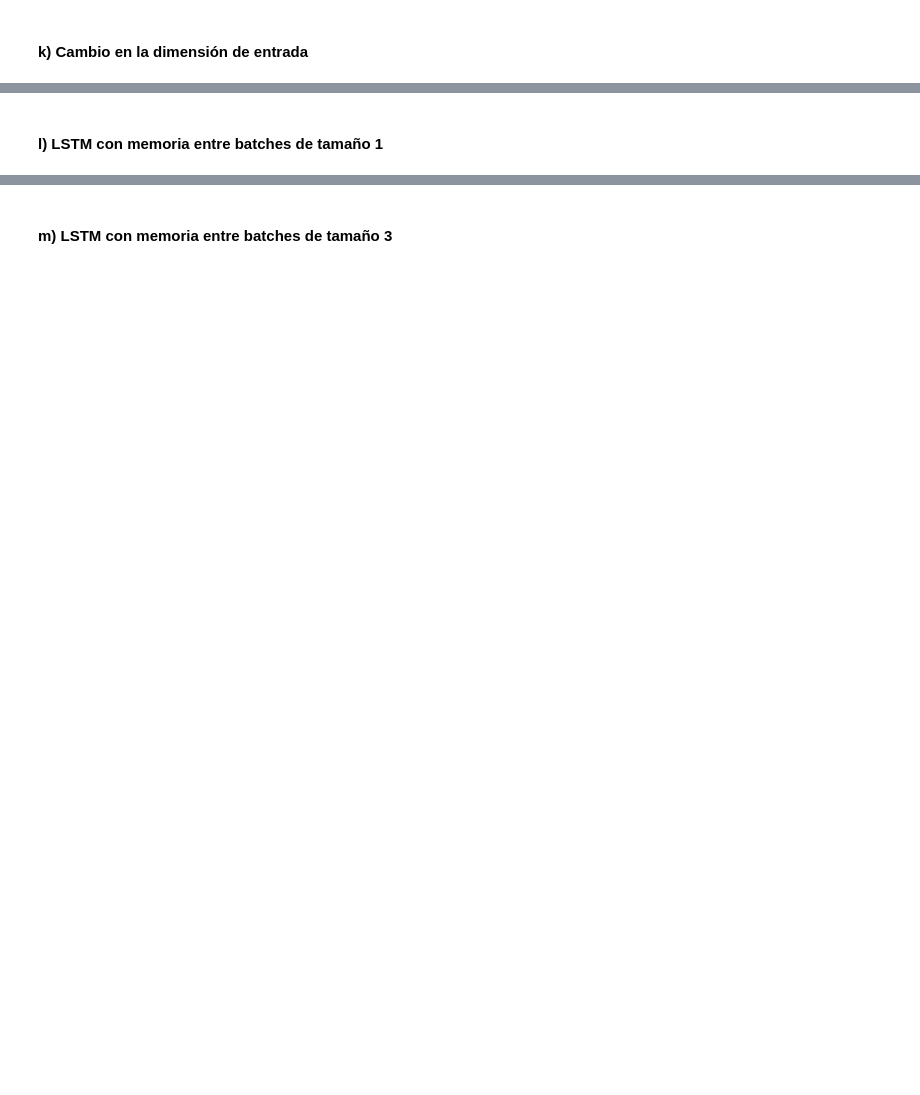
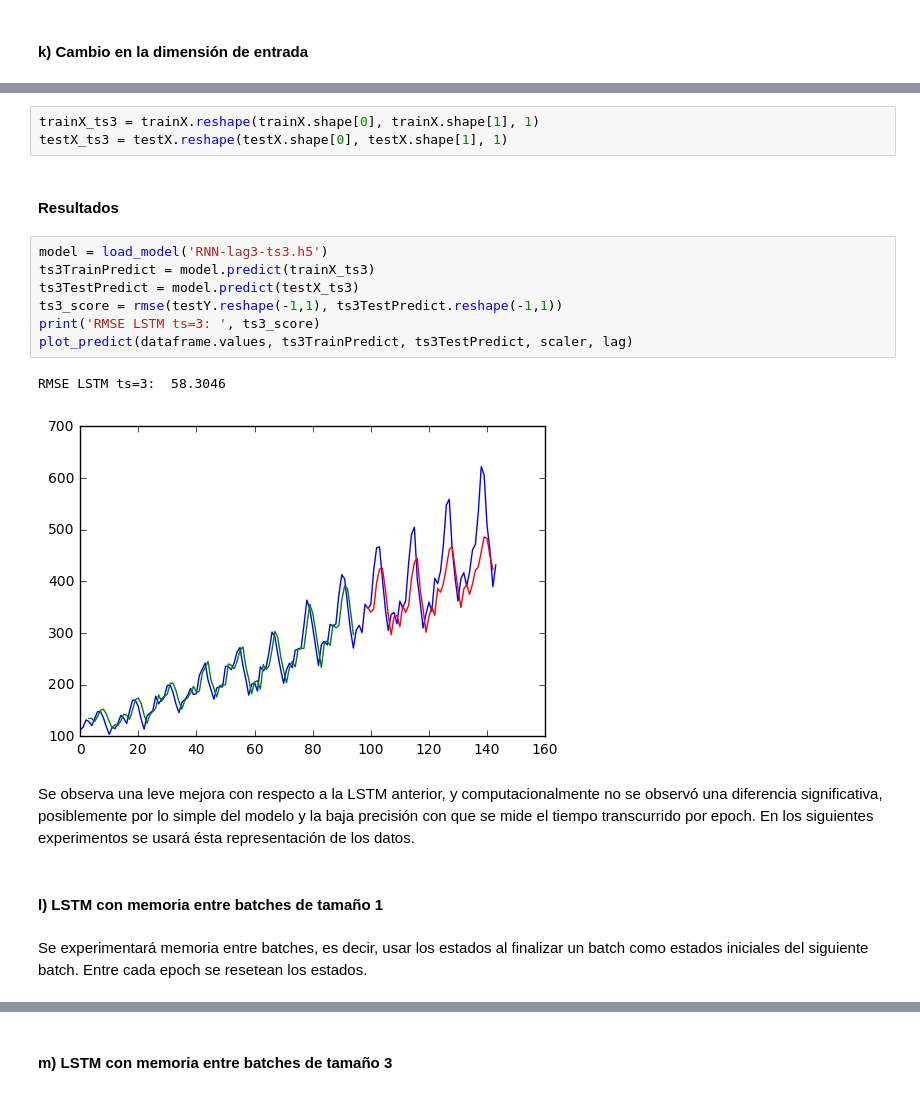
Before and after one commit to ddist/NeuralNetworks_3, a Jupyter notebook: tarea3-parte1.ipynb, the cells around one changed output, grey strips where cells are left out. Cells and saved outputs as stored; diff of their text form; blank space fills up the shorter version.

```diff
--- a/tarea3-parte1.ipynb
+++ b/tarea3-parte1.ipynb
@@ -236,2 +320,21 @@ print(simple_score, gru_score)
+# %%
+trainX_ts3 = trainX.reshape(trainX.shape[0], trainX.shape[1], 1)
+testX_ts3 = testX.reshape(testX.shape[0], testX.shape[1], 1)
+# %% [markdown]
+#### Resultados
+# %%
+model = load_model('RNN-lag3-ts3.h5')
+ts3TrainPredict = model.predict(trainX_ts3)
+ts3TestPredict = model.predict(testX_ts3)
+ts3_score = rmse(testY.reshape(-1,1), ts3TestPredict.reshape(-1,1))
+print('RMSE LSTM ts=3: ', ts3_score)
+plot_predict(dataframe.values, ts3TrainPredict, ts3TestPredict, scaler, lag)
+# %% [output]
+RMSE LSTM ts=3:  58.3046
+[figure, added]
+# %% [markdown]
+Se observa una leve mejora con respecto a la LSTM anterior, y computacionalmente no se observó una diferencia significativa, posiblemente por lo simple del modelo y la baja precisión con que se mide el tiempo transcurrido por epoch. En los siguientes experimentos se usará ésta representación de los datos.
 # %% [markdown]
 #### l) LSTM con memoria entre batches de tamaño 1
+# %% [markdown]
+Se experimentará memoria entre batches, es decir, usar los estados al finalizar un batch como estados iniciales del siguiente batch. Entre cada epoch se resetean los estados.
```
Also changed, not shown: parts of 39 cells of this notebook, 1 other file.
